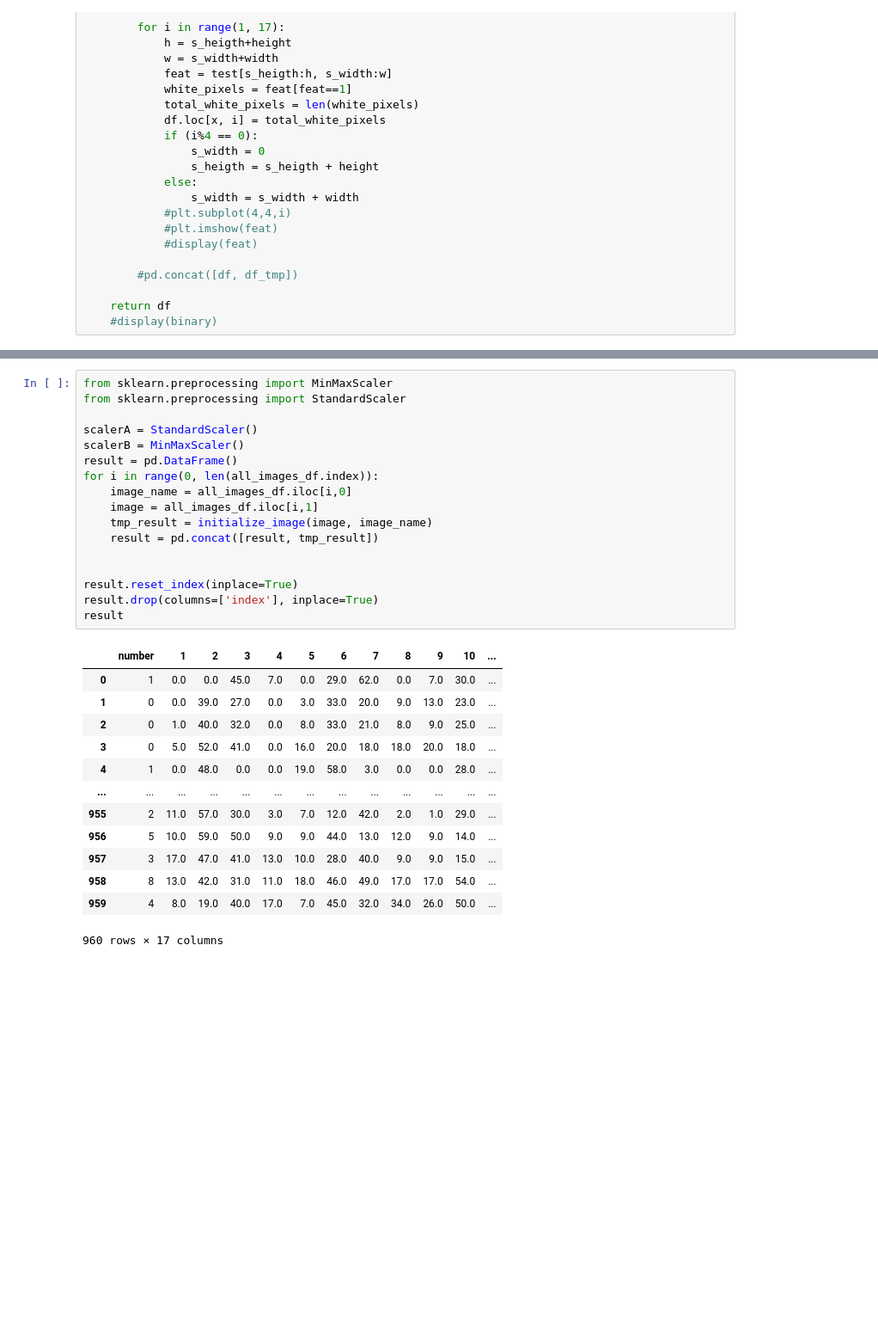
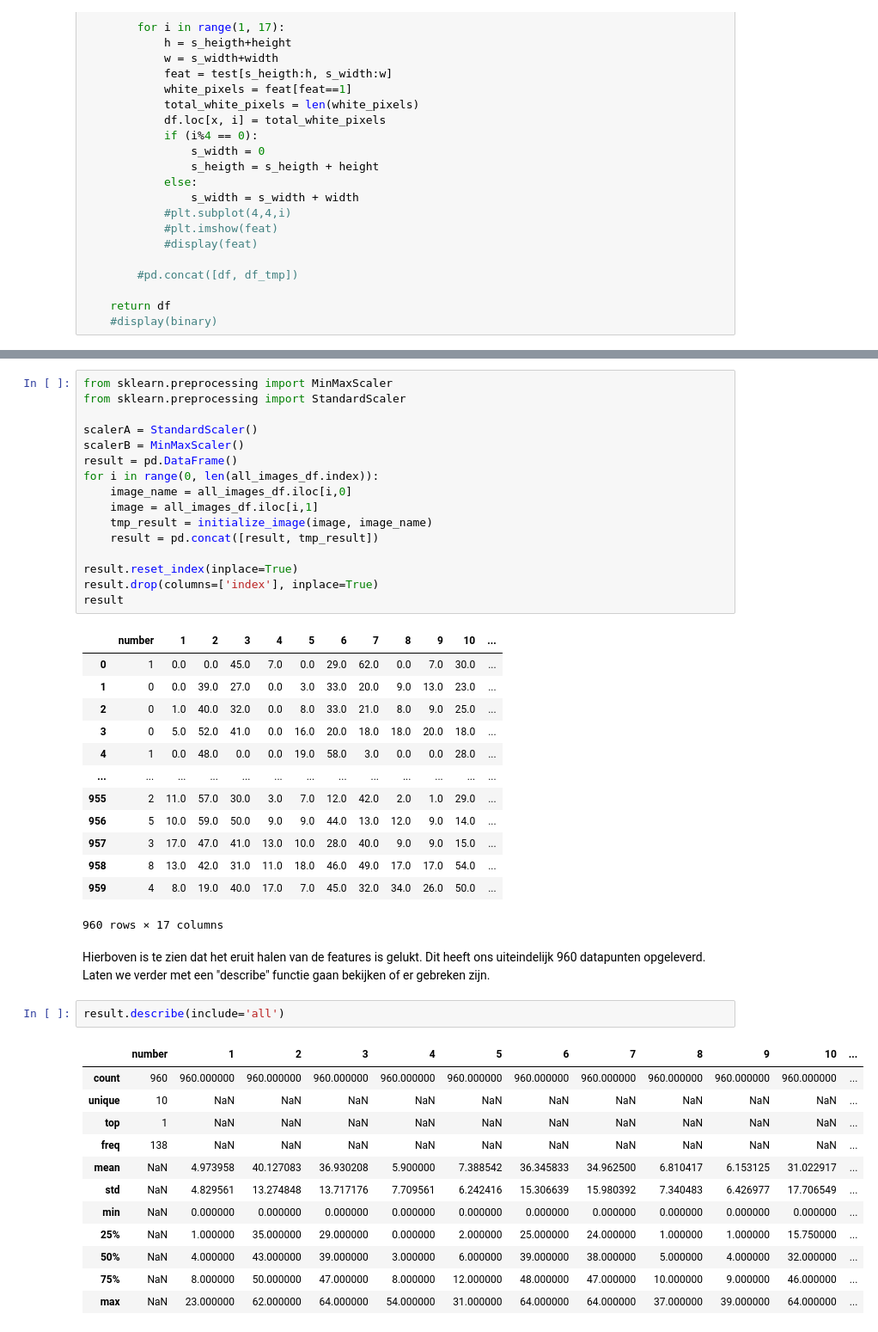
Before and after one commit to isahin1997/00MySchool, a Jupyter notebook: schoolopdrachten/BD_IML/assignments/final/final assignment/notebooks/grid_based_class.ipynb, the cells around one changed output, grey strips where cells are left out. Shown at 86% size. Drawn from its saved outputs; the diff is of its cells as text; blank space fills up the shorter version.

```diff
--- a/schoolopdrachten/BD_IML/assignments/final/final assignment/notebooks/grid_based_class.ipynb
+++ b/schoolopdrachten/BD_IML/assignments/final/final assignment/notebooks/grid_based_class.ipynb
@@ -194,7 +254,6 @@ for i in range(0, len(all_images_df.index)):
     tmp_result = initialize_image(image, image_name)
     result = pd.concat([result, tmp_result])
 
-
 result.reset_index(inplace=True)
 result.drop(columns=['index'], inplace=True)
 result
@@ -212,3 +271,20 @@ result
 | 958 | 8 | 13.0 | 42.0 | 31.0 | 11.0 | 18.0 | 46.0 | 49.0 | 17.0 | 17.0 | 54.0 | ... |
 | 959 | 4 | 8.0 | 19.0 | 40.0 | 17.0 | 7.0 | 45.0 | 32.0 | 34.0 | 26.0 | 50.0 | ... |
 960 rows × 17 columns
+# %% [markdown]
+Hierboven is te zien dat het eruit halen van de features is gelukt. Dit heeft ons uiteindelijk 960 datapunten opgeleverd. Laten we verder met een "describe" functie gaan bekijken of er gebreken zijn.
+# %%
+result.describe(include='all')
+# %% [output]
+|  | number | 1 | 2 | 3 | 4 | 5 | 6 | 7 | 8 | 9 | 10 | ... |
+| count | 960 | 960.000000 | 960.000000 | 960.000000 | 960.000000 | 960.000000 | 960.000000 | 960.000000 | 960.000000 | 960.000000 | 960.000000 | ... |
+| unique | 10 | NaN | NaN | NaN | NaN | NaN | NaN | NaN | NaN | NaN | NaN | ... |
+| top | 1 | NaN | NaN | NaN | NaN | NaN | NaN | NaN | NaN | NaN | NaN | ... |
+| freq | 138 | NaN | NaN | NaN | NaN | NaN | NaN | NaN | NaN | NaN | NaN | ... |
+| mean | NaN | 4.973958 | 40.127083 | 36.930208 | 5.900000 | 7.388542 | 36.345833 | 34.962500 | 6.810417 | 6.153125 | 31.022917 | ... |
+| std | NaN | 4.829561 | 13.274848 | 13.717176 | 7.709561 | 6.242416 | 15.306639 | 15.980392 | 7.340483 | 6.426977 | 17.706549 | ... |
+| min | NaN | 0.000000 | 0.000000 | 0.000000 | 0.000000 | 0.000000 | 0.000000 | 0.000000 | 0.000000 | 0.000000 | 0.000000 | ... |
+| 25% | NaN | 1.000000 | 35.000000 | 29.000000 | 0.000000 | 2.000000 | 25.000000 | 24.000000 | 1.000000 | 1.000000 | 15.750000 | ... |
+| 50% | NaN | 4.000000 | 43.000000 | 39.000000 | 3.000000 | 6.000000 | 39.000000 | 38.000000 | 5.000000 | 4.000000 | 32.000000 | ... |
+| 75% | NaN | 8.000000 | 50.000000 | 47.000000 | 8.000000 | 12.000000 | 48.000000 | 47.000000 | 10.000000 | 9.000000 | 46.000000 | ... |
+| max | NaN | 23.000000 | 62.000000 | 64.000000 | 54.000000 | 31.000000 | 64.000000 | 64.000000 | 37.000000 | 39.000000 | 64.000000 | ... |
```
Also changed, not shown: parts of 76 cells of this notebook, 4 other files.
